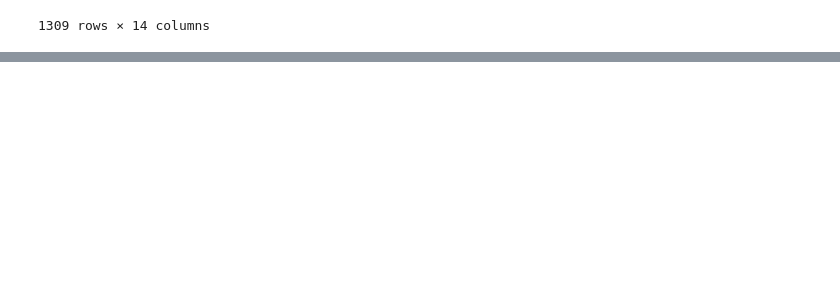
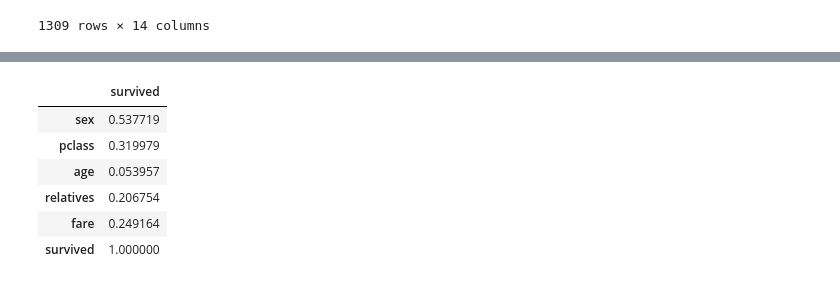
Before and after one commit to brs22/hello_ds, a Jupyter notebook: hello.ipynb, the cells around one changed output, grey strips where cells are left out. Drawn from its saved outputs; the diff is of its cells as text; code cells hidden in the pictures; blank space fills up the shorter version.

```diff
--- a/hello.ipynb
+++ b/hello.ipynb
@@ -27,0 +88,15 @@ data.astype({"age":np.float64, "fare":np.float64})
+# %%
+#drop from the dataset the low value sibsp and parch columns, along with any rows that had NaN values,
+# to end up with a dataset that can be used for training a model
+
+data = data[['sex', 'pclass', 'age', 'relatives', 'fare', 'survived']].dropna()
+
+data.corr().abs()[["survived"]]
+# %% [output]
+|  | survived |
+| sex | 0.537719 |
+| pclass | 0.319979 |
+| age | 0.053957 |
+| relatives | 0.206754 |
+| fare | 0.249164 |
+| survived | 1.000000 |
```
Also changed, not shown: parts of 6 cells of this notebook, 1 other file.
